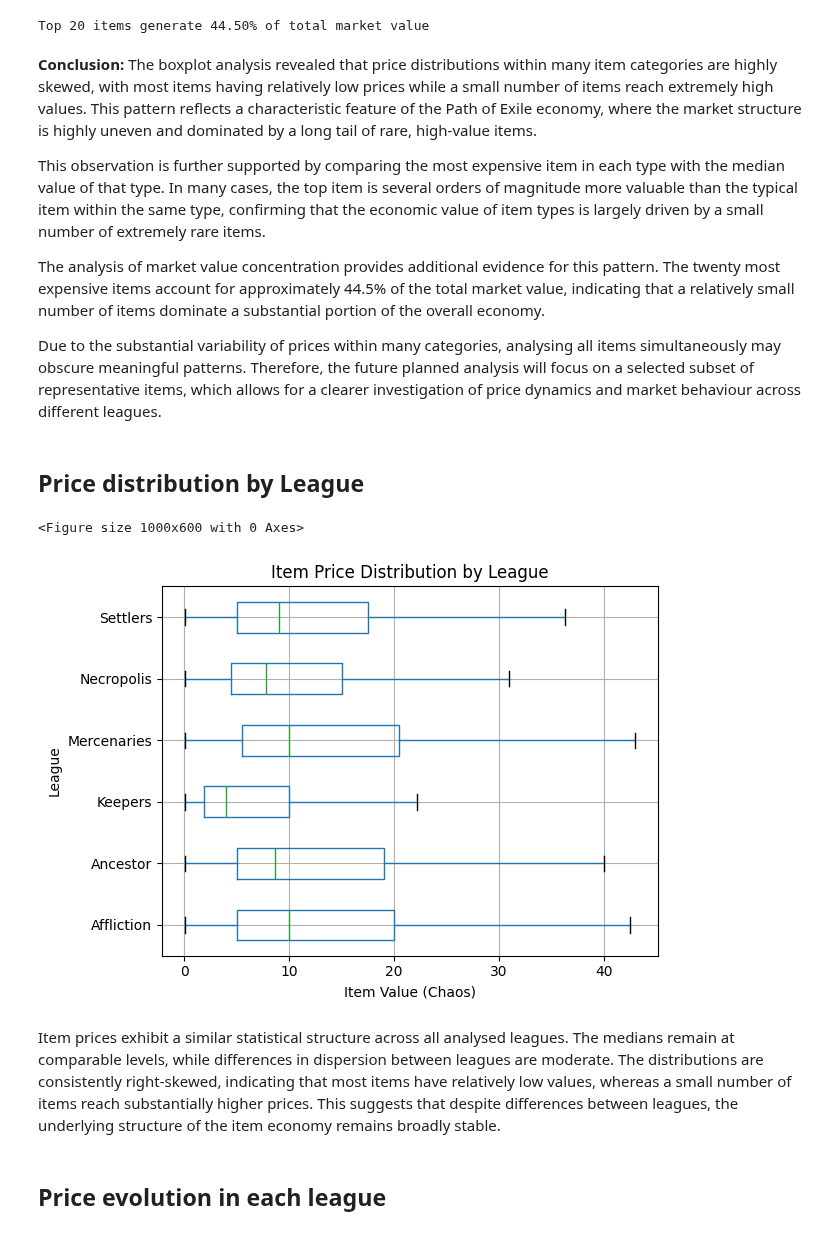
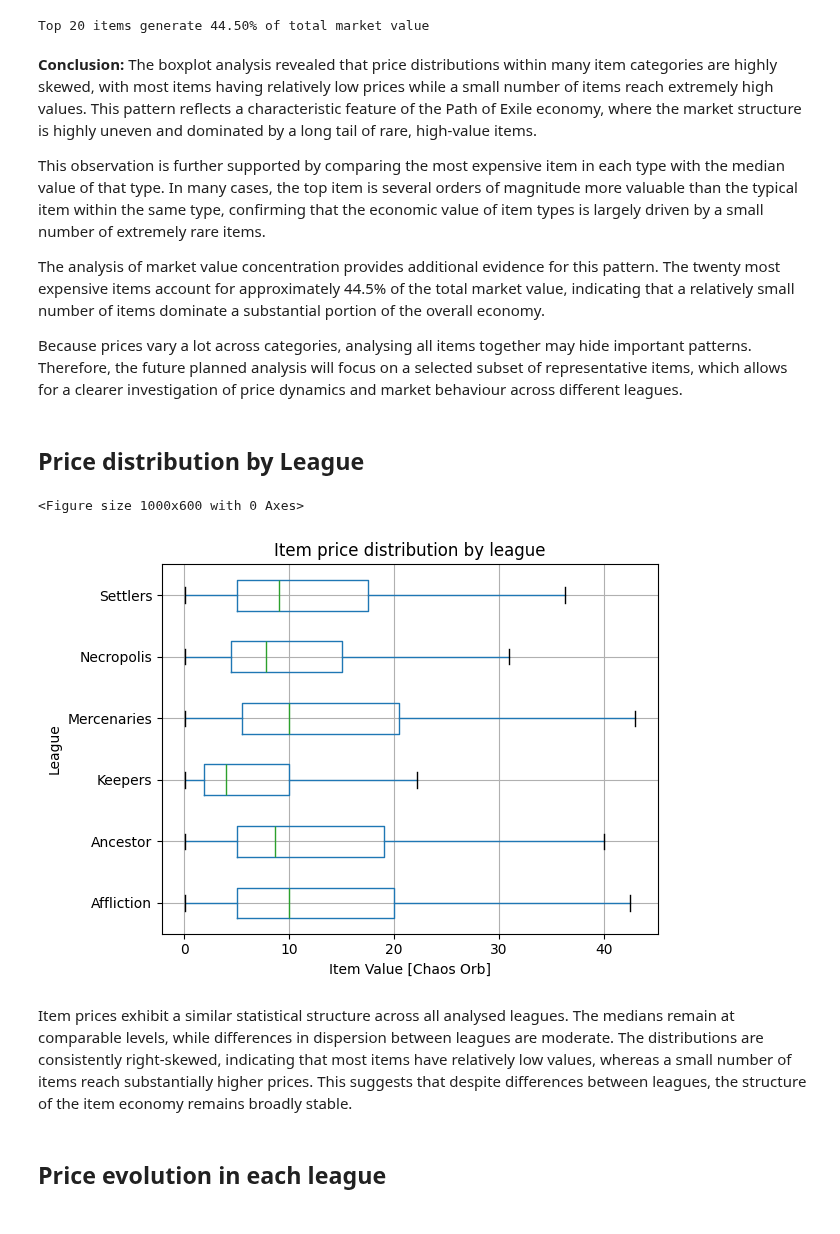
Before and after one commit to NataliaMiodowska/PoeMarketAnalyser, a Jupyter notebook: notebooks/02_actual_exploratory_data_analysis.ipynb, the cells around one changed output. Drawn from its saved outputs; the diff is of its cells as text; code cells hidden in the pictures.

```diff
--- a/notebooks/02_actual_exploratory_data_analysis.ipynb
+++ b/notebooks/02_actual_exploratory_data_analysis.ipynb
@@ -262,26 +267,26 @@ This observation is further supported by comparing the most expensive item in ea
 
 The analysis of market value concentration provides additional evidence for this pattern. The twenty most expensive items account for approximately 44.5% of the total market value, indicating that a relatively small number of items dominate a substantial portion of the overall economy.
 
-Due to the substantial variability of prices within many categories, analysing all items simultaneously may obscure meaningful patterns. Therefore, the future planned analysis will focus on a selected subset of representative items, which allows for a clearer investigation of price dynamics and market behaviour across different leagues.
+Because prices vary a lot across categories, analysing all items together may hide important patterns. Therefore, the future planned analysis will focus on a selected subset of representative items, which allows for a clearer investigation of price dynamics and market behaviour across different leagues.
 # %% [markdown]
 ## Price distribution by League
 # %%
 plt.figure(figsize=(10,6))
 
 high_conf_items_processed.boxplot(column="Value",by="League",vert=False,showfliers=False)
 
-plt.xlabel("Item Value (Chaos)")
+plt.xlabel("Item Value [Chaos Orb]")
 plt.ylabel("League")
-plt.title("Item Price Distribution by League")
+plt.title("Item price distribution by league")
 
 plt.suptitle("")
 plt.tight_layout()
 plt.show()
 # %% [output]
 <Figure size 1000x600 with 0 Axes>
-[figure, old version]
+[figure, new version]
 # %% [markdown]
-Item prices exhibit a similar statistical structure across all analysed leagues. The medians remain at comparable levels, while differences in dispersion between leagues are moderate. The distributions are consistently right-skewed, indicating that most items have relatively low values, whereas a small number of items reach substantially higher prices. This suggests that despite differences between leagues, the underlying structure of the item economy remains broadly stable.
+Item prices exhibit a similar statistical structure across all analysed leagues. The medians remain at comparable levels, while differences in dispersion between leagues are moderate. The distributions are consistently right-skewed, indicating that most items have relatively low values, whereas a small number of items reach substantially higher prices. This suggests that despite differences between leagues, the structure of the item economy remains broadly stable.
 # %% [markdown]
 ## Price evolution in each league
 # %% [markdown]
```
Also changed, not shown: parts of 18 cells of this notebook, 7 other files.
